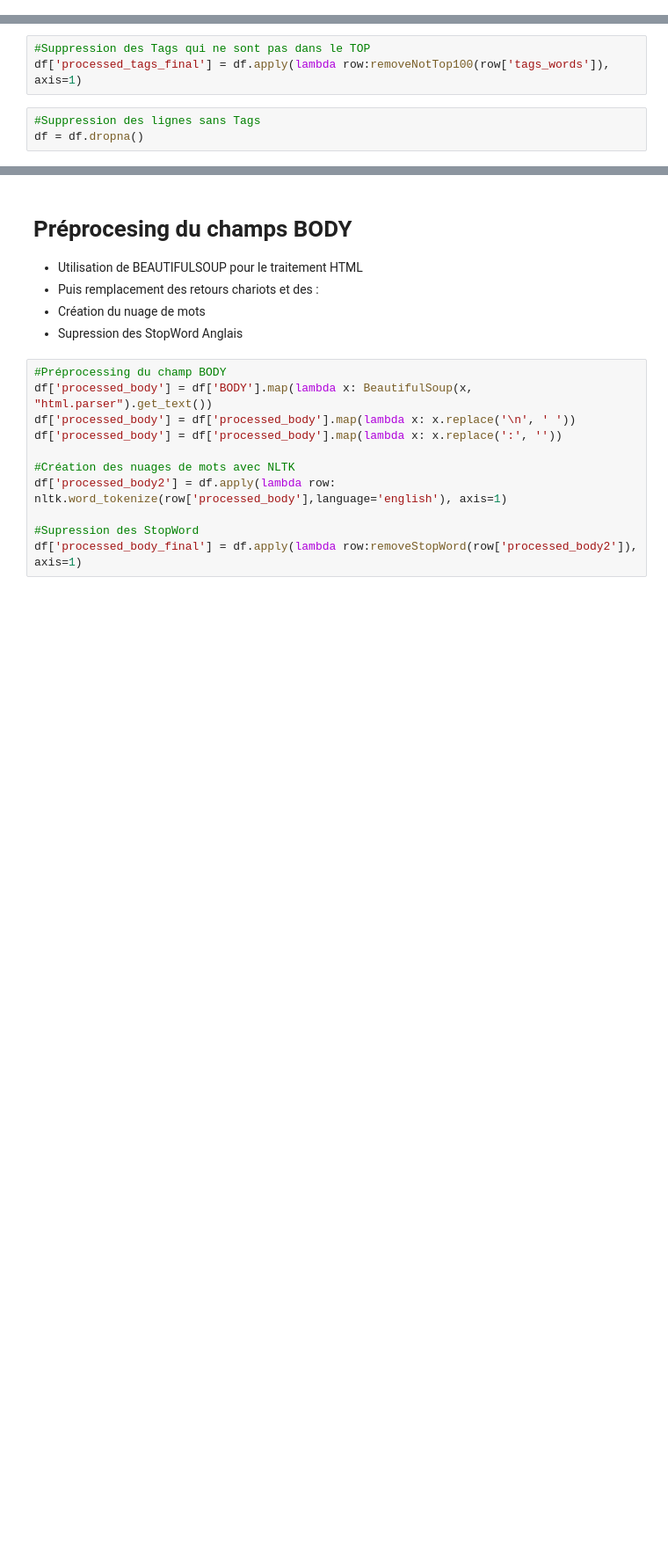
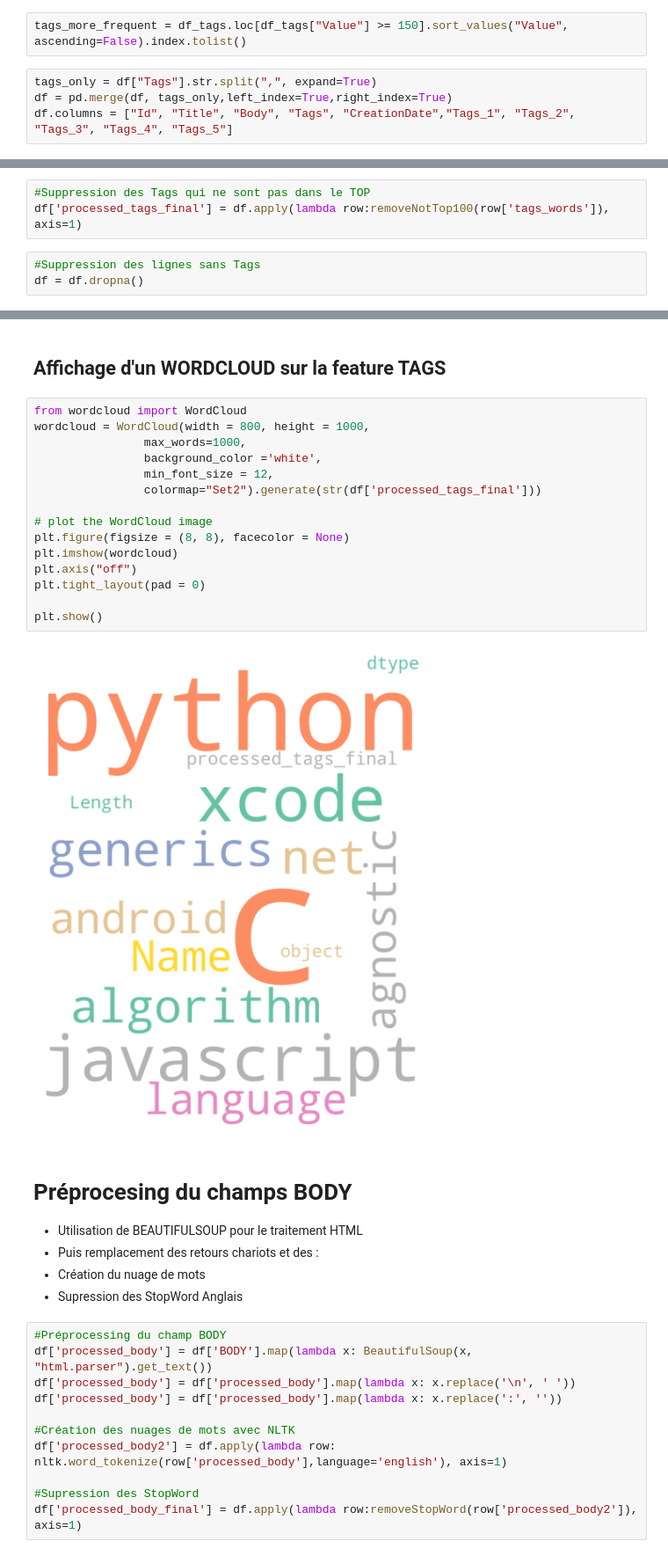
Before and after one commit to jeje0410/P6_Categorisation_questions, a Jupyter notebook: P6_Analyse.ipynb, the cells around one changed output, grey strips where cells are left out. Shown at 88% size. Drawn from its saved outputs; the diff is of its cells as text; blank space fills up the shorter version.

```diff
--- a/P6_Analyse.ipynb
+++ b/P6_Analyse.ipynb
@@ -65,0 +85,6 @@ df['tags_words'] = df.apply(lambda row: tokenizer.tokenize(row['Tags']), axis=1)
+# %%
+tags_more_frequent = df_tags.loc[df_tags["Value"] >= 150].sort_values("Value", ascending=False).index.tolist()
+# %%
+tags_only = df["Tags"].str.split(",", expand=True)
+df = pd.merge(df, tags_only,left_index=True,right_index=True)
+df.columns = ["Id", "Title", "Body", "Tags", "CreationDate","Tags_1", "Tags_2", "Tags_3", "Tags_4", "Tags_5"]
@@ -92,3 +152,22 @@ df = df.dropna()
+# %% [markdown]
+## Affichage d'un WORDCLOUD sur la feature TAGS
+# %%
+from wordcloud import WordCloud
+wordcloud = WordCloud(width = 800, height = 1000,
+                max_words=1000,
+                background_color ='white',
+                min_font_size = 12,
+                colormap="Set2").generate(str(df['processed_tags_final']))
+
+# plot the WordCloud image
+plt.figure(figsize = (8, 8), facecolor = None)
+plt.imshow(wordcloud)
+plt.axis("off")
+plt.tight_layout(pad = 0)
+
+plt.show()
+# %% [output]
+[figure, added]
 # %% [markdown]
 # Préprocesing du champs BODY
 * Utilisation de BEAUTIFULSOUP pour le traitement HTML
```
Also changed, not shown: parts of 11 cells of this notebook.
